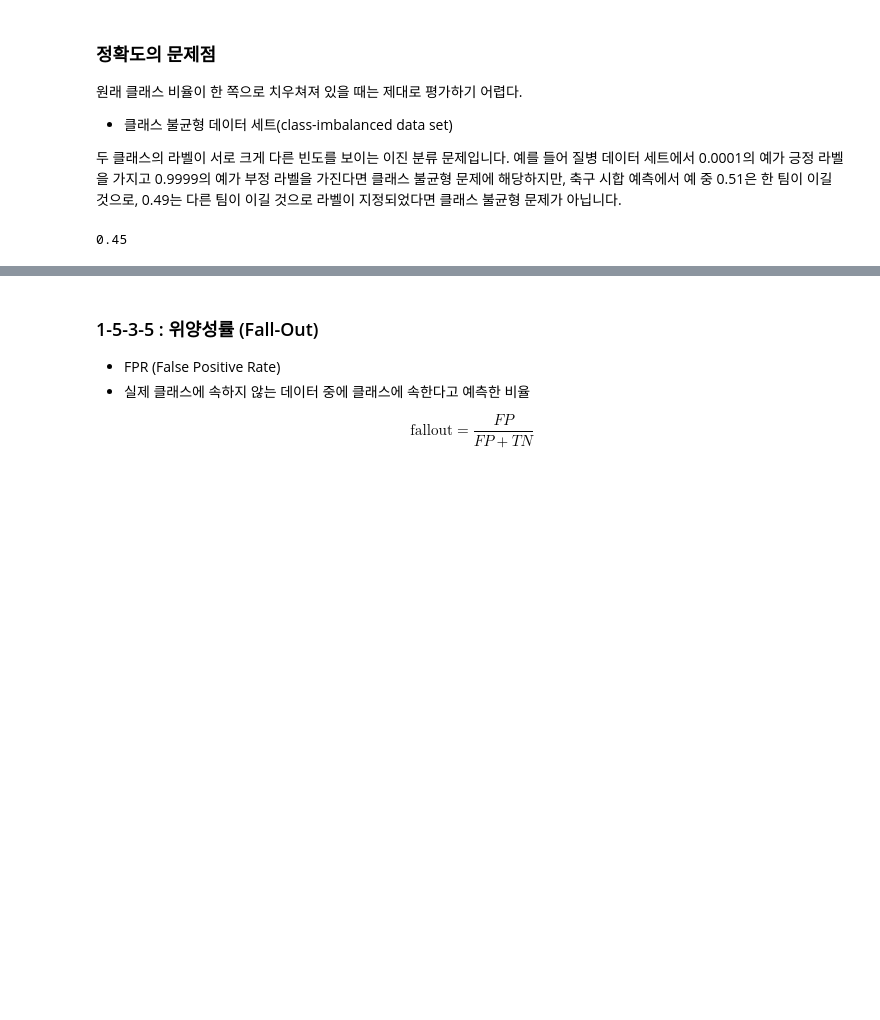
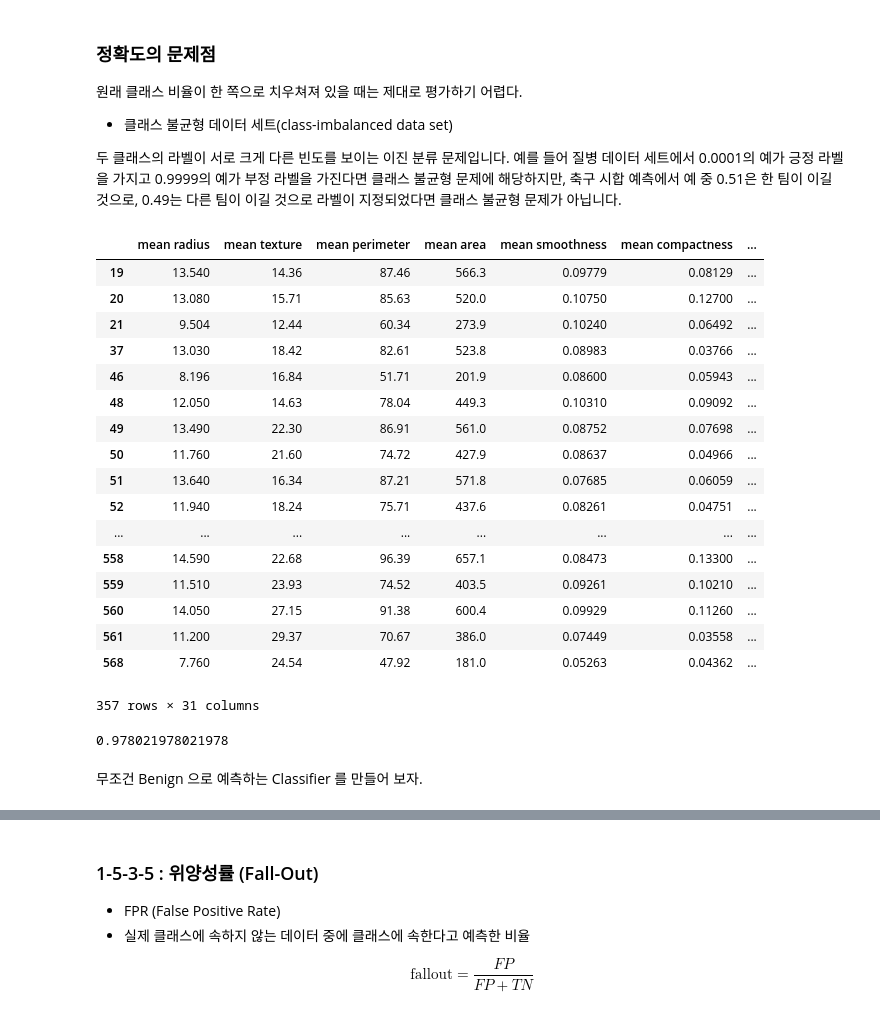
Before and after one commit to ttc-edu-dev-team/da-structured-data, a Jupyter notebook: step1 - Data Analytics Workflow.ipynb, the cells around one changed output, grey strips where cells are left out. Cells and saved outputs as stored; diff of their text form; code cells hidden in the pictures; blank space fills up the shorter version.

```diff
--- a/step1 - Data Analytics Workflow.ipynb
+++ b/step1 - Data Analytics Workflow.ipynb
@@ -669,8 +758,27 @@ accuracy_score(y_true, y_pred)
 * 클래스 불균형 데이터 세트(class-imbalanced data set)
 
 두 클래스의 라벨이 서로 크게 다른 빈도를 보이는 이진 분류 문제입니다. 예를 들어 질병 데이터 세트에서 0.0001의 예가 긍정 라벨을 가지고 0.9999의 예가 부정 라벨을 가진다면 클래스 불균형 문제에 해당하지만, 축구 시합 예측에서 예 중 0.51은 한 팀이 이길 것으로, 0.49는 다른 팀이 이길 것으로 라벨이 지정되었다면 클래스 불균형 문제가 아닙니다.
-# %%
-dumb_y_pred = np.zeros(len(y_true))
-accuracy_score(y_true, dumb_y_pred)
-# %% [output]
-0.45
+# %%
+malignant = data.loc[data['malignant']==0]
+benign = data.loc[data['malignant']==1]
+# %%
+malignant
+# %% [output]
+|  | mean radius | mean texture | mean perimeter | mean area | mean smoothness | mean compactness | ... |
+| 19 | 13.540 | 14.36 | 87.46 | 566.3 | 0.09779 | 0.08129 | ... |
+| 20 | 13.080 | 15.71 | 85.63 | 520.0 | 0.10750 | 0.12700 | ... |
+| 21 | 9.504 | 12.44 | 60.34 | 273.9 | 0.10240 | 0.06492 | ... |
+| 37 | 13.030 | 18.42 | 82.61 | 523.8 | 0.08983 | 0.03766 | ... |
+| 46 | 8.196 | 16.84 | 51.71 | 201.9 | 0.08600 | 0.05943 | ... |
+| 48 | 12.050 | 14.63 | 78.04 | 449.3 | 0.10310 | 0.09092 | ... |
+| 49 | 13.490 | 22.30 | 86.91 | 561.0 | 0.08752 | 0.07698 | ... |
+| 50 | 11.760 | 21.60 | 74.72 | 427.9 | 0.08637 | 0.04966 | ... |
+| 51 | 13.640 | 16.34 | 87.21 | 571.8 | 0.07685 | 0.06059 | ... |
+| 52 | 11.940 | 18.24 | 75.71 | 437.6 | 0.08261 | 0.04751 | ... |
+| ... | ... | ... | ... | ... | ... | ... | ... |
+| 558 | 14.590 | 22.68 | 96.39 | 657.1 | 0.08473 | 0.13300 | ... |
+| 559 | 11.510 | 23.93 | 74.52 | 403.5 | 0.09261 | 0.10210 | ... |
+| 560 | 14.050 | 27.15 | 91.38 | 600.4 | 0.09929 | 0.11260 | ... |
+| 561 | 11.200 | 29.37 | 70.67 | 386.0 | 0.07449 | 0.03558 | ... |
+| 568 | 7.760 | 24.54 | 47.92 | 181.0 | 0.05263 | 0.04362 | ... |
+357 rows × 31 columns
@@ -676,0 +793,6 @@ accuracy_score(y_true, dumb_y_pred)
+# %%
+(pred == y_test).mean()
+# %% [output]
+0.978021978021978
+# %% [markdown]
+무조건 Benign 으로 예측하는 Classifier 를 만들어 보자.
```
Also changed, not shown: parts of 66 cells of this notebook.
